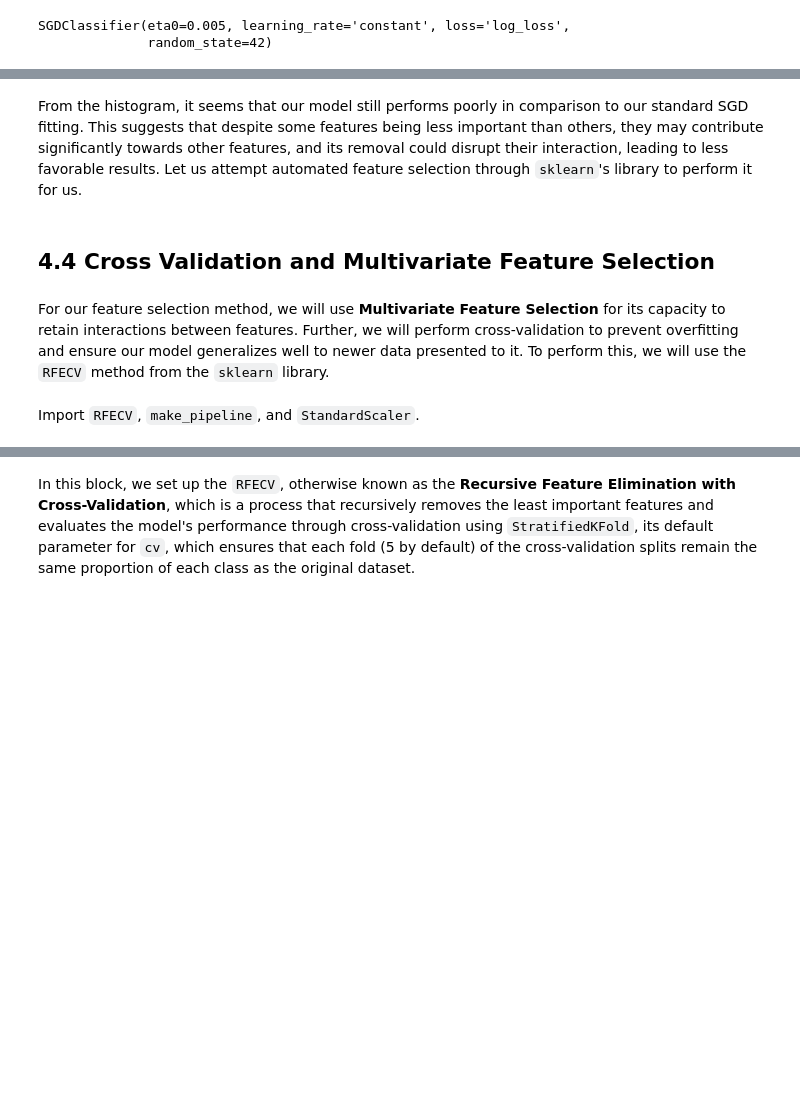
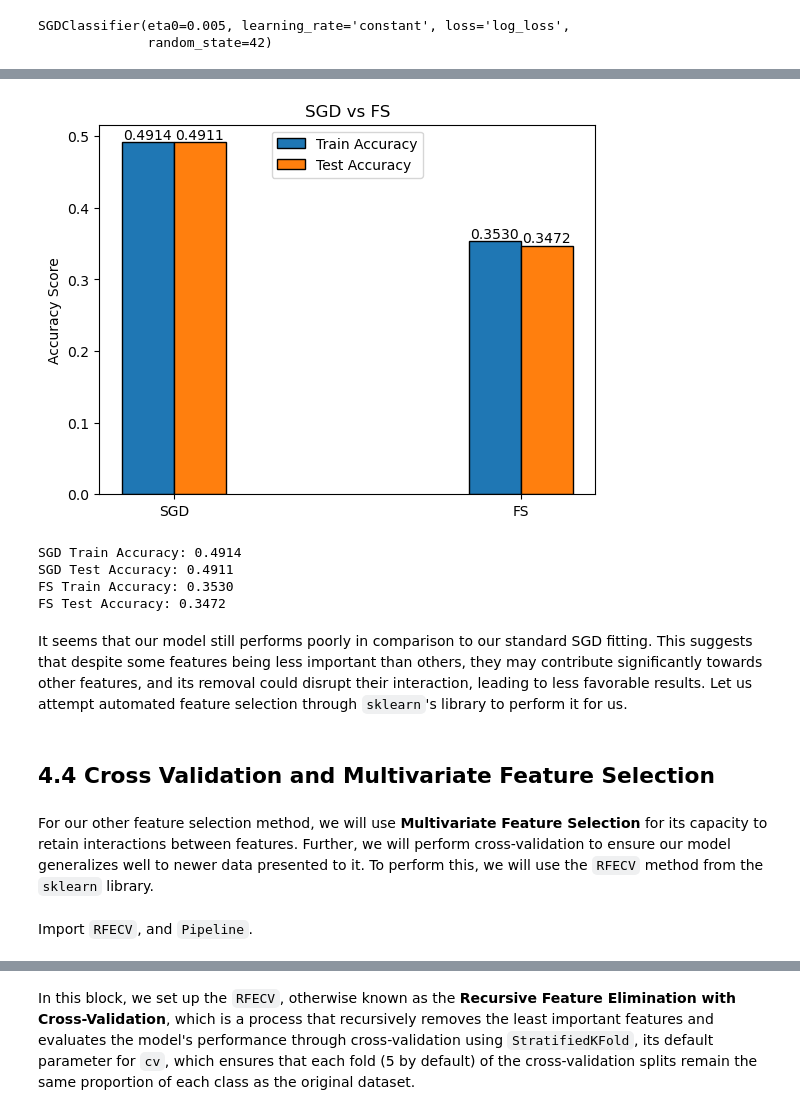
Before and after one commit to CharlesO55/MACHLRN-MP-Music, a Jupyter notebook: 4 Logistic Regression.ipynb, the cells around one changed output, grey strips where cells are left out. Drawn from its saved outputs; the diff is of its cells as text; code cells hidden in the pictures; blank space fills up the shorter version.

```diff
--- a/4 Logistic Regression.ipynb
+++ b/4 Logistic Regression.ipynb
@@ -435,10 +506,19 @@ graph_Scores(np.array(scores_FS) - np.array(scores_SGD), 'Scores difference with
-# %% [markdown]
-From the histogram, it seems that our model still performs poorly in comparison to our standard SGD fitting. This suggests that despite some features being less important than others, they may contribute significantly towards other features, and its removal could disrupt their interaction, leading to less favorable results. Let us attempt automated feature selection through `sklearn`'s library to perform it for us.
+# %%
+accuracy_FS = get_Accuracy(FS_SGDModel, X_train[included_ft], X_test[included_ft], y_train, y_test, verbose = 0)
+compare_Accuracies(accuracy_SGD, accuracy_FS, labels=('SGD', 'FS'), title = 'SGD vs FS')
+# %% [output]
+[figure, added]
+SGD Train Accuracy: 0.4914
+SGD Test Accuracy: 0.4911
+FS Train Accuracy: 0.3530
+FS Test Accuracy: 0.3472
+# %% [markdown]
+It seems that our model still performs poorly in comparison to our standard SGD fitting. This suggests that despite some features being less important than others, they may contribute significantly towards other features, and its removal could disrupt their interaction, leading to less favorable results. Let us attempt automated feature selection through `sklearn`'s library to perform it for us.
 # %% [markdown]
 ## 4.4 Cross Validation and Multivariate Feature Selection
-# %% [markdown]
-For our feature selection method, we will use **Multivariate Feature Selection** for its capacity to retain interactions between features. Further, we will perform cross-validation to prevent overfitting and ensure our model generalizes well to newer data presented to it. To perform this, we will use the `RFECV` method from the `sklearn` library.
+# %% [markdown]
+For our other feature selection method, we will use **Multivariate Feature Selection** for its capacity to retain interactions between features. Further, we will perform cross-validation to ensure our model generalizes well to newer data presented to it. To perform this, we will use the `RFECV` method from the `sklearn` library.
 # %% [markdown]
-Import `RFECV`, `make_pipeline`, and `StandardScaler`.
+Import `RFECV`, and `Pipeline`.
 # %%
 from sklearn.feature_selection import RFECV
```
Also changed, not shown: parts of 121 cells of this notebook.
